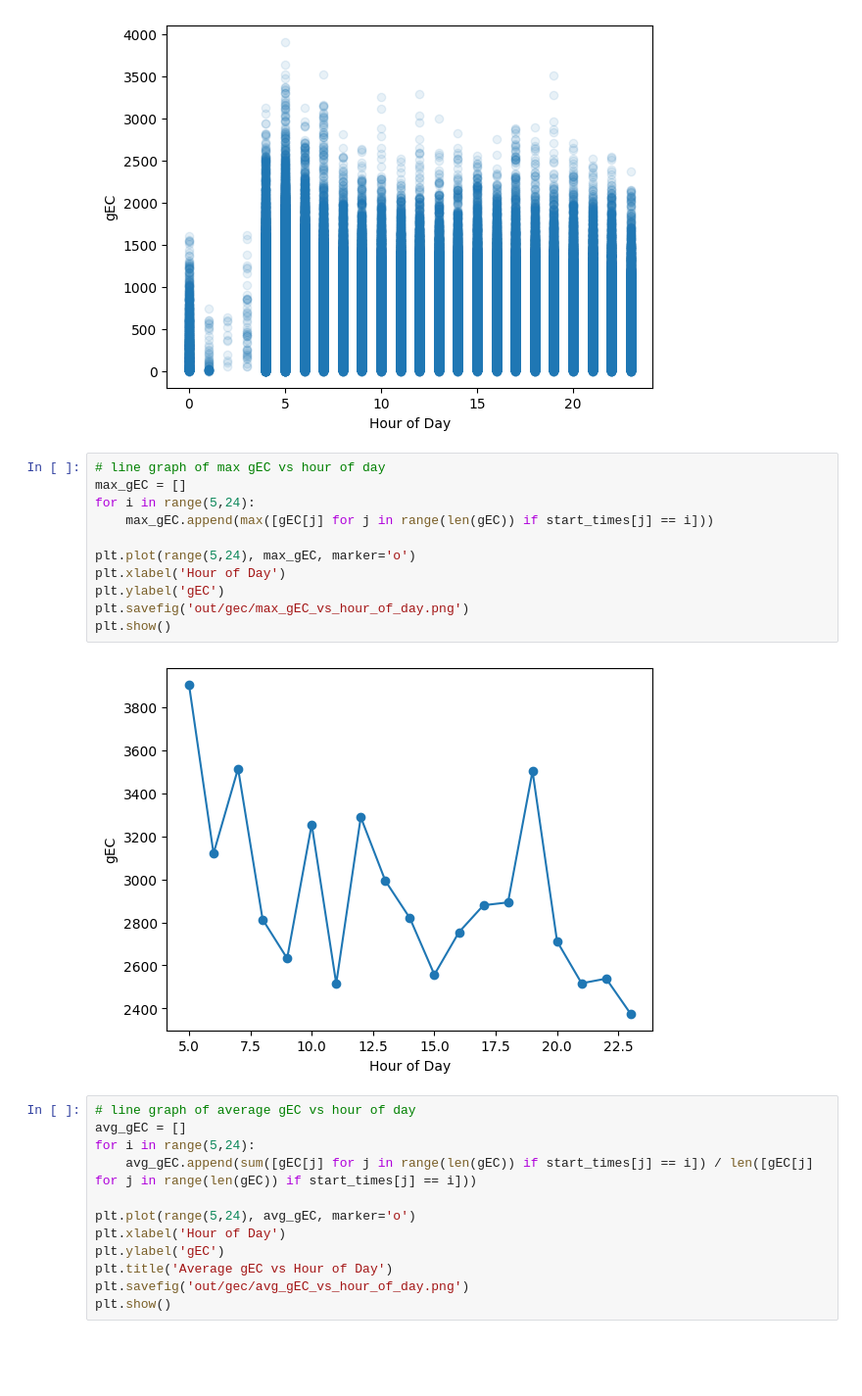
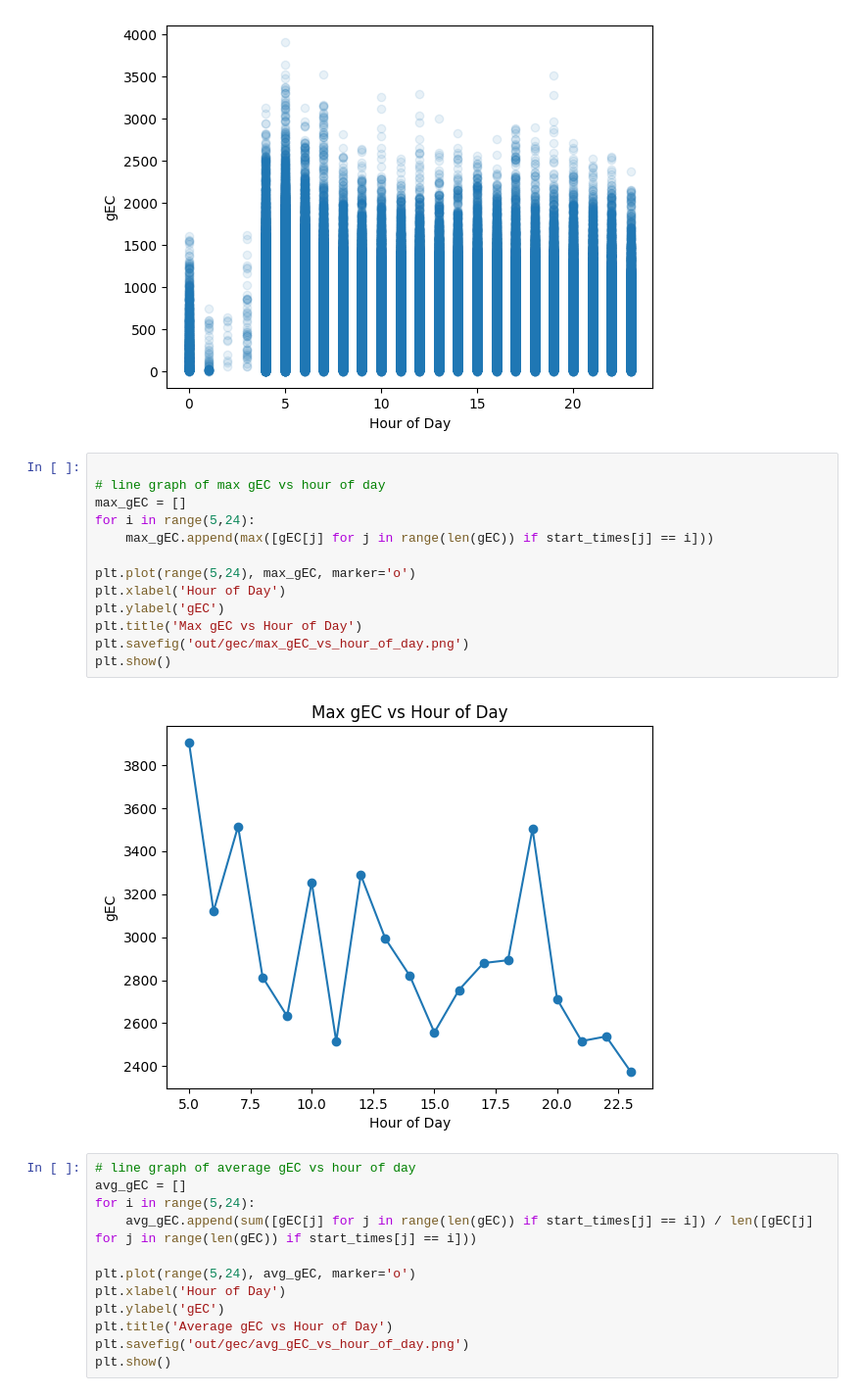
Before and after one commit to AldenCutler/LyonE24, a Jupyter notebook: stats-graphs/gec.ipynb, the cells around one changed output. Shown at 98% size. Cells and saved outputs as stored; diff of their text form; blank space fills up the shorter version.

```diff
--- a/stats-graphs/gec.ipynb
+++ b/stats-graphs/gec.ipynb
@@ -65,18 +67,20 @@ plt.show()
 # %% [output]
 [figure]
 # %%
+
 # line graph of max gEC vs hour of day
 max_gEC = []
 for i in range(5,24):
     max_gEC.append(max([gEC[j] for j in range(len(gEC)) if start_times[j] == i]))
 
 plt.plot(range(5,24), max_gEC, marker='o')
 plt.xlabel('Hour of Day')
 plt.ylabel('gEC')
+plt.title('Max gEC vs Hour of Day')
 plt.savefig('out/gec/max_gEC_vs_hour_of_day.png')
 plt.show()
 # %% [output]
-[figure, old version]
+[figure, new version]
 # %%
 # line graph of average gEC vs hour of day
 avg_gEC = []
```
Also changed, not shown: parts of 1 cell of this notebook, 10 other files.
